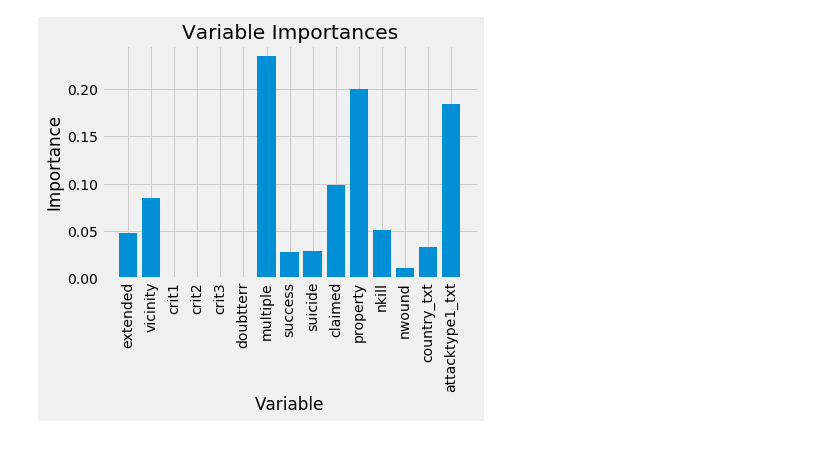
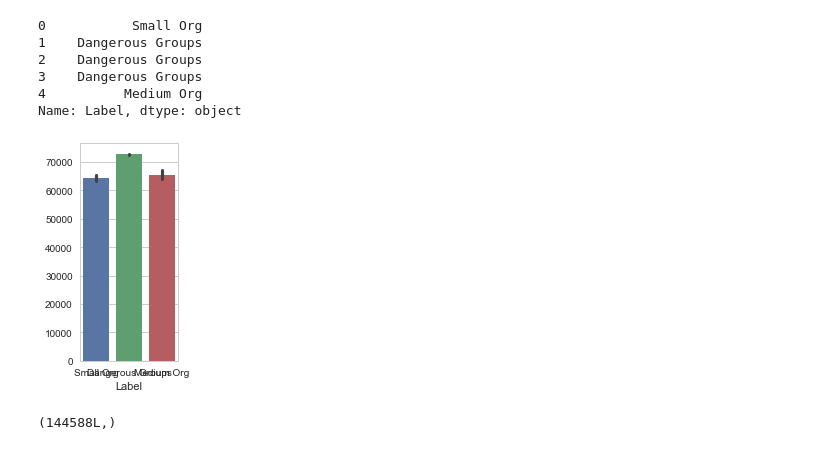
Before and after one commit to aniruddhgoteti/Global-Terrorist-Attacks-Modelling, a Jupyter notebook: Global_Terrorist_Attacks_Modelling.ipynb, the cells around one changed output. Saved outputs shown, nothing was run; the diff lists cells and outputs as text; code cells hidden in the pictures.

```diff
--- a/Global_Terrorist_Attacks_Modelling.ipynb
+++ b/Global_Terrorist_Attacks_Modelling.ipynb
@@ -177,0 +191,4 @@ plt.show()
+# %%
+for col in ("target1","natlty1_txt", "provstate", "targsubtype1_txt", "weapsubtype1_txt"):
+    terror_df[col] = terror_df[col].fillna("None")
+print("Categorical variables Imputed!")
@@ -196,4 +198,0 @@ terror_df = terror_df[~terror_df.isin(unknown_df)]
-# %%
-terror_df.shape
-terror_df=terror_df.drop(["iyear"], axis=1)
-terror_df= terror_df.dropna()
@@ -352,12 +198,0 @@ for feature in zip(feature_labels, classifier.feature_importances_):
-# %%
-plt.style.use('fivethirtyeight')
-# list of x locations for plotting
-x_values = list(range(len(classifier.feature_importances_)))
-# Make a bar chart
-plt.bar(x_values, classifier.feature_importances_ , orientation = 'vertical')
-# Tick labels for x axis
-plt.xticks(x_values, feature_labels, rotation='vertical')
-# Axis labels and title
-plt.ylabel('Importance'); plt.xlabel('Variable'); plt.title('Variable Importances');
-# %% [output]
-[figure, removed]
@@ -373,0 +202,6 @@ from sklearn.ensemble import RandomForestClassifier
+# %%
+terror_df=terror_df.drop(["iyear", "eventid", "imonth", "iday", "extended"], axis=1)
+terror_df= terror_df.dropna()
+
+unknown_df=unknown_df.drop(["iyear", "eventid", "imonth", "iday", "extended"], axis=1)
+unknown_df= unknown_df.dropna()
@@ -373,0 +227,19 @@ from sklearn.ensemble import RandomForestClassifier
+# %%
+Y['Label'].head(5)
+# %% [output]
+0           Small Org
+1    Dangerous Groups
+2    Dangerous Groups
+3    Dangerous Groups
+4          Medium Org
+Name: Label, dtype: object
+# %%
+plt.subplot(1, 3, 3)
+sns.barplot(x="Label", y=Y.index, data=Y);
+# %% [output]
+[figure, added]
+# %%
+Y['Label'] = Y['Label'].map({"Small Org":1, "Medium Org":2, "Dangerous Groups":3})
+Y['Label'].shape
+# %% [output]
+(144588L,)
```
Also changed, not shown: parts of 89 cells of this notebook.
